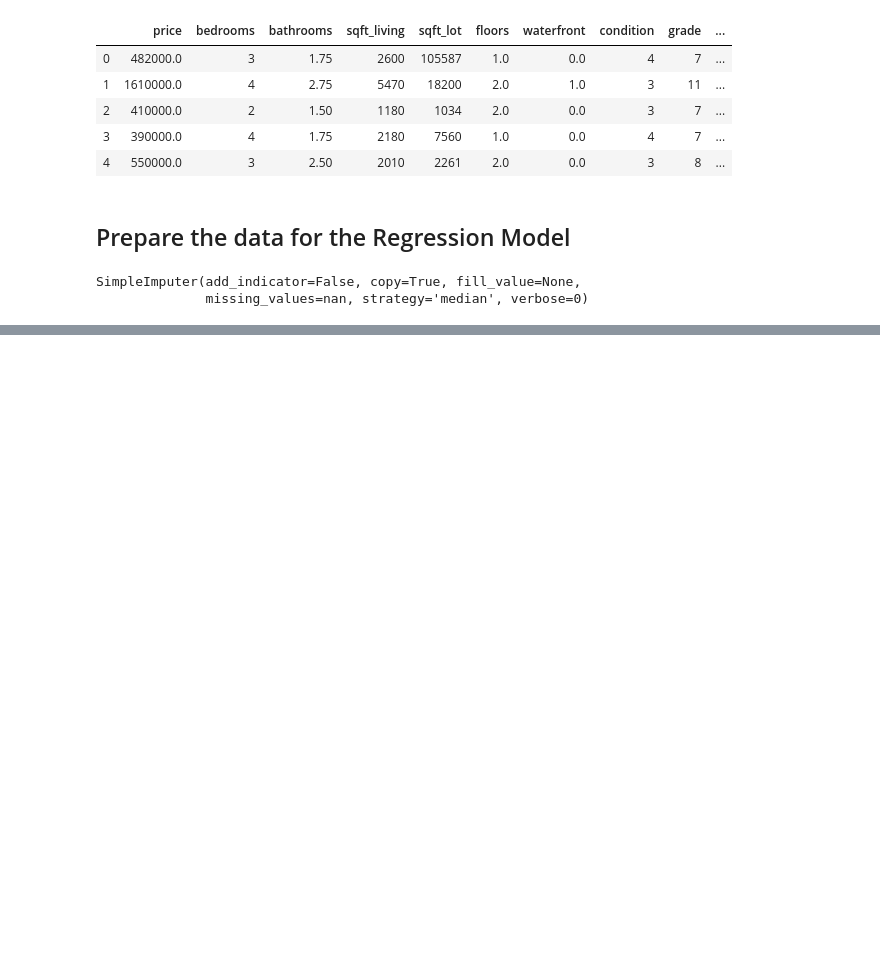
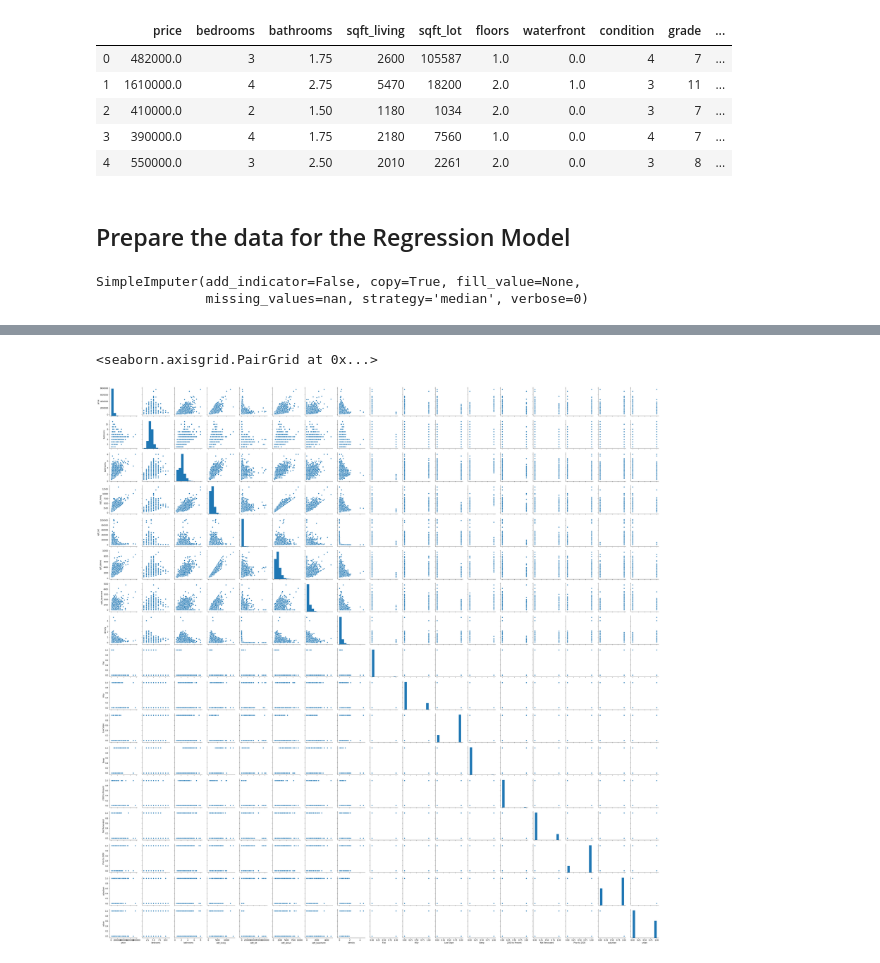
Before and after one commit to bobbyiestofjos/mod_2_project, a Jupyter notebook: data/model.ipynb, the cells around one changed output, grey strips where cells are left out. Saved outputs shown, nothing was run; the diff lists cells and outputs as text; code cells hidden in the pictures; blank space fills up the shorter version.

```diff
--- a/data/model.ipynb
+++ b/data/model.ipynb
@@ -163,0 +248,5 @@ df_tr.head()
+# %%
+sns.pairplot(df_tr)
+# %% [output]
+<seaborn.axisgrid.PairGrid at 0x...>
+[figure, added]
```
Also changed, not shown: parts of 65 cells of this notebook.
